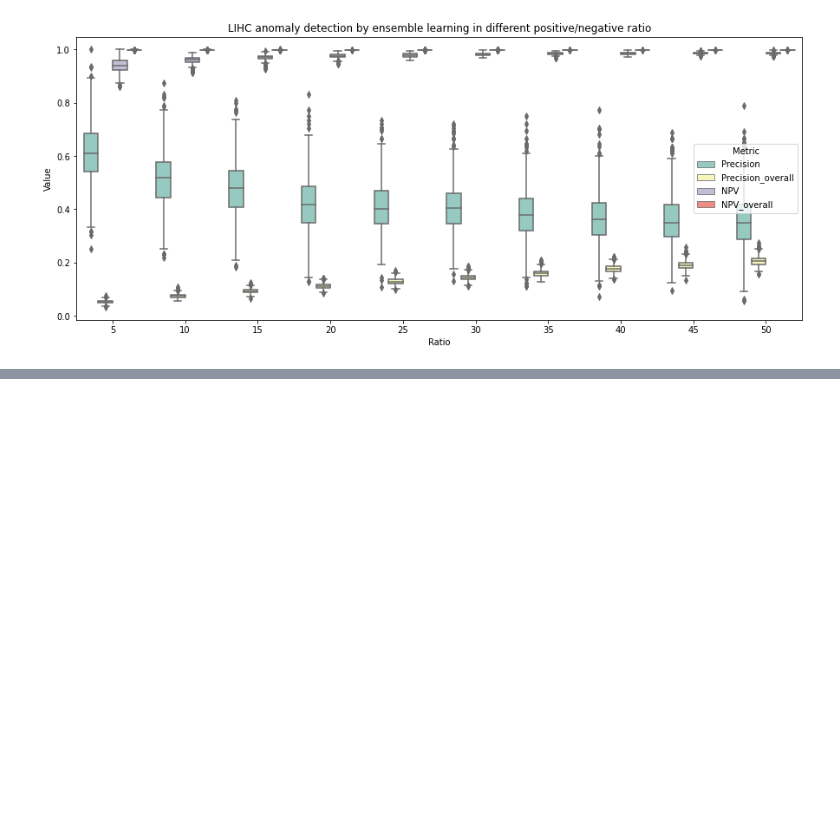
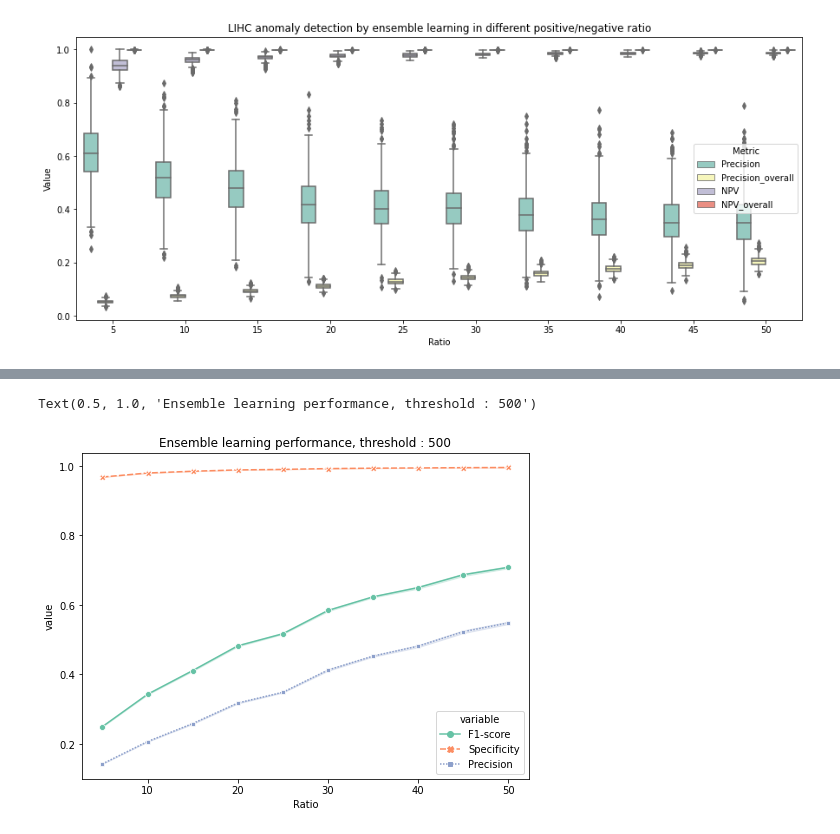
Before and after one commit to brucewu1996/LIHC-Anomaly-detection, a Jupyter notebook: lihc_anomaly_detection.ipynb, the cells around one changed output, grey strips where cells are left out. Cells and saved outputs as stored; diff of their text form; code cells hidden in the pictures; blank space fills up the shorter version.

```diff
--- a/lihc_anomaly_detection.ipynb
+++ b/lihc_anomaly_detection.ipynb
@@ -399,0 +349,14 @@ plt.savefig(output_path + 'lihc_ae_ensemble_boxplot_only_HBV_positive.png',dpi =
+# %%
+r_path = '/home/bruce1996/data/LIHC_anomaly_detection/ensemble_result/'
+r = np.load(r_path + 'lihc_ensemble_result_ratio_5_test_0.npy')
+# %%
+path = '/home/bruce1996/data/LIHC_anomaly_detection/'
+x =  path + 'lihc_coding_gene_exp_profile.txt'
+#lihc_df = pd.read_csv(x,sep = '\t',index_col=0)
+conversion_table_p = path + 'lihc/hbv_gene_conversion_table.txt'
+hbv_conversion_table = pd.read_csv(conversion_table_p,sep = '\t',index_col=0)
+ens_id = hbv_conversion_table['Ensembl_ID'].values
+# %%
+hbv_idx = [i in ens_id for i in lihc_df.index]
+y_overall = np.zeros(lihc_df.shape[0])
+y_overall[hbv_idx] = 1
@@ -399,0 +383,34 @@ plt.savefig(output_path + 'lihc_ae_ensemble_boxplot_only_HBV_positive.png',dpi =
+# %%
+from sklearn.metrics import precision_score,f1_score,recall_score,confusion_matrix
+
+def ensemble_vote(result_path,y_overall,ratio,run,threshold) :
+    f1 = []
+    ratio_all = []
+    sp = []
+    ppv_r = []
+    for i in ratio :
+        for r in range(run) :
+            ratio_all.append(i)
+            file_name = result_path + 'lihc_ensemble_result_ratio_' + str(i) + '_test_' + str(r) + '.npy'
+            result = np.load(file_name)
+            positive_idx = result >= threshold
+            result[positive_idx] = 1
+            result[~positive_idx] = 0
+            f1.append(f1_score(y_overall,result))
+            sp.append(specificity(y_overall,result))
+            ppv_r.append(precision_score(y_overall,result))
+
+    df = pd.DataFrame({'Ratio' : ratio_all,'F1-score' : f1,'Specificity' : sp,'Precision' : ppv_r})
+
+    return df
+# %%
+ratio = np.arange(5,55,5)
+threshold = 500
+df = ensemble_vote(r_path,y_overall,ratio,10,threshold)
+plot_df = df.melt(id_vars="Ratio")
+plt.figure(figsize=(8,6))
+sns.lineplot(data = plot_df ,x="Ratio",y = 'value',hue='variable',style = 'variable',palette="Set2",markers=True)
+plt.title("Ensemble learning performance, threshold : %d" % (threshold+1))
+# %% [output]
+Text(0.5, 1.0, 'Ensemble learning performance, threshold : 500')
+[figure, added]
```
Also changed, not shown: parts of 29 cells of this notebook, 1 other file.
